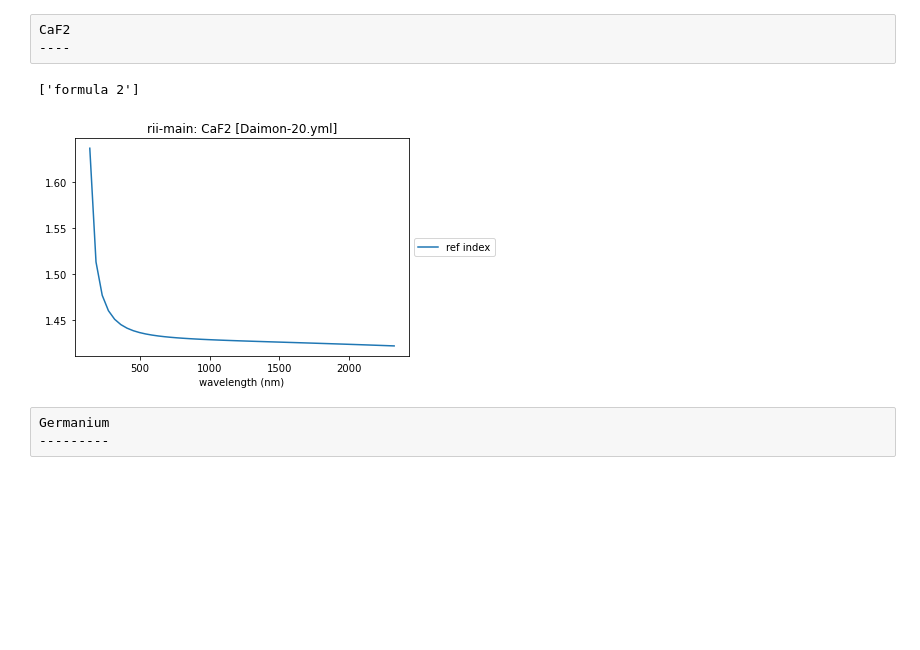
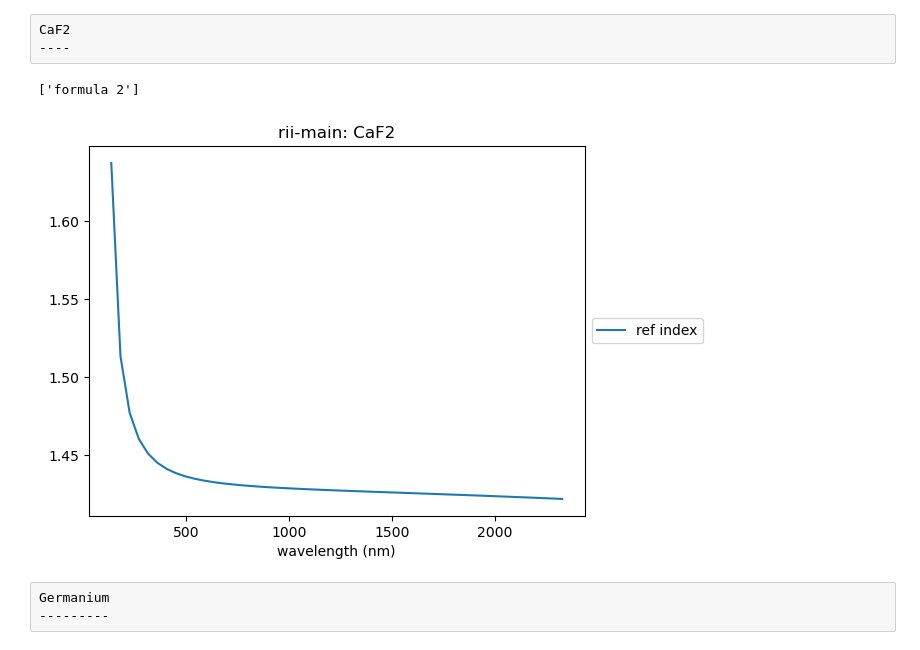
Before and after one commit to mjhoptics/opticalglass, a Jupyter notebook: notebooks/OG_RefractiveIndexInfo.ipynb, the cells around one changed output. Cells and saved outputs as stored; diff of their text form; code cells hidden in the pictures; blank space fills up the shorter version.

```diff
--- a/notebooks/OG_RefractiveIndexInfo.ipynb
+++ b/notebooks/OG_RefractiveIndexInfo.ipynb
@@ -97,12 +93,12 @@ summary_plots(sio2)
 CaF2
 ----
 # %%
-caf2_url = 'https://refractiveindex.info/database/data-nk/main/CaF2/Daimon-20.yml'
+caf2_url = 'https://refractiveindex.info/database/data/main/CaF2/nk/Daimon-20.yml'
 caf2 = create_glass(caf2_url, "rindexinfo")
 summary_plots(caf2)
 # %% [output]
 ['formula 2']
-[figure, old version]
+[figure, new version]
 # %% [raw]
 Germanium
 ---------
```
Also changed, not shown: parts of 17 cells of this notebook, 17 other files.
